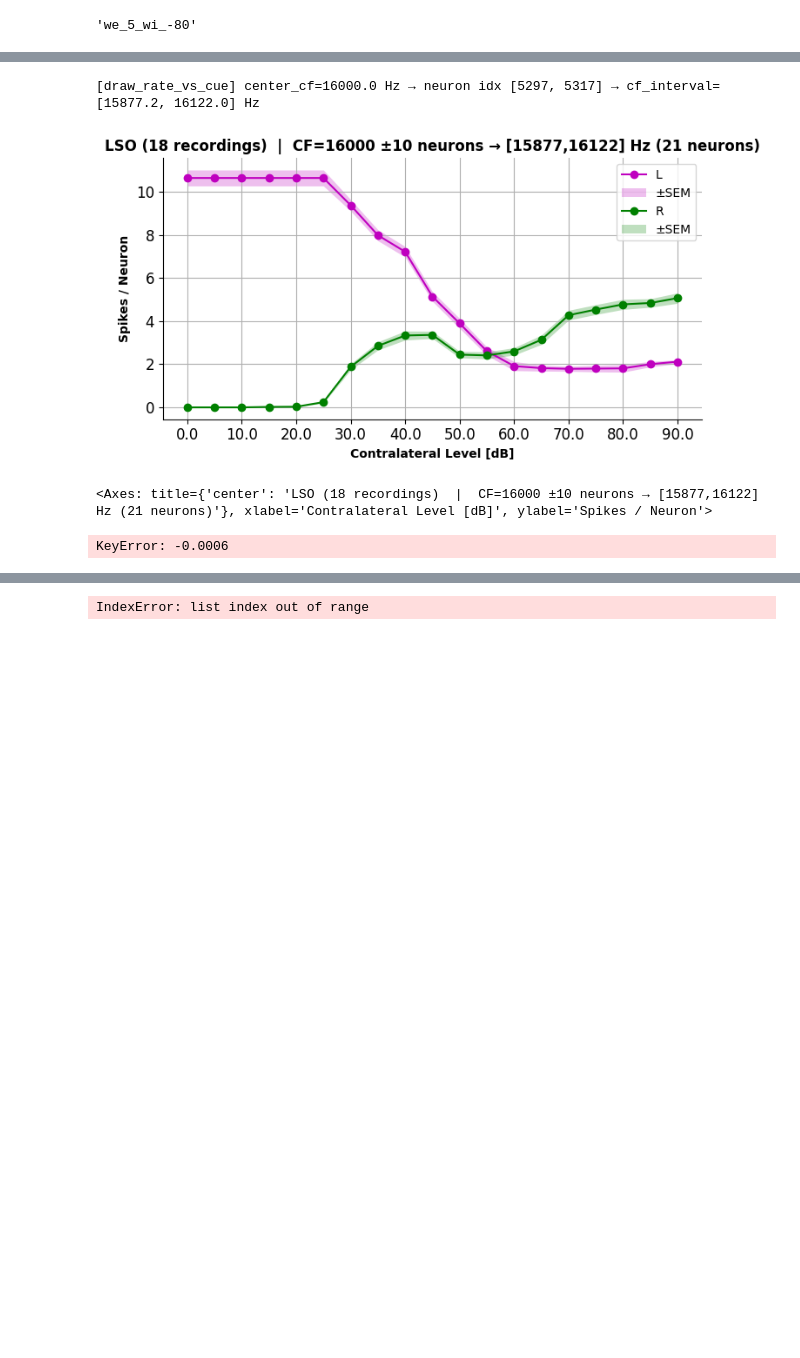
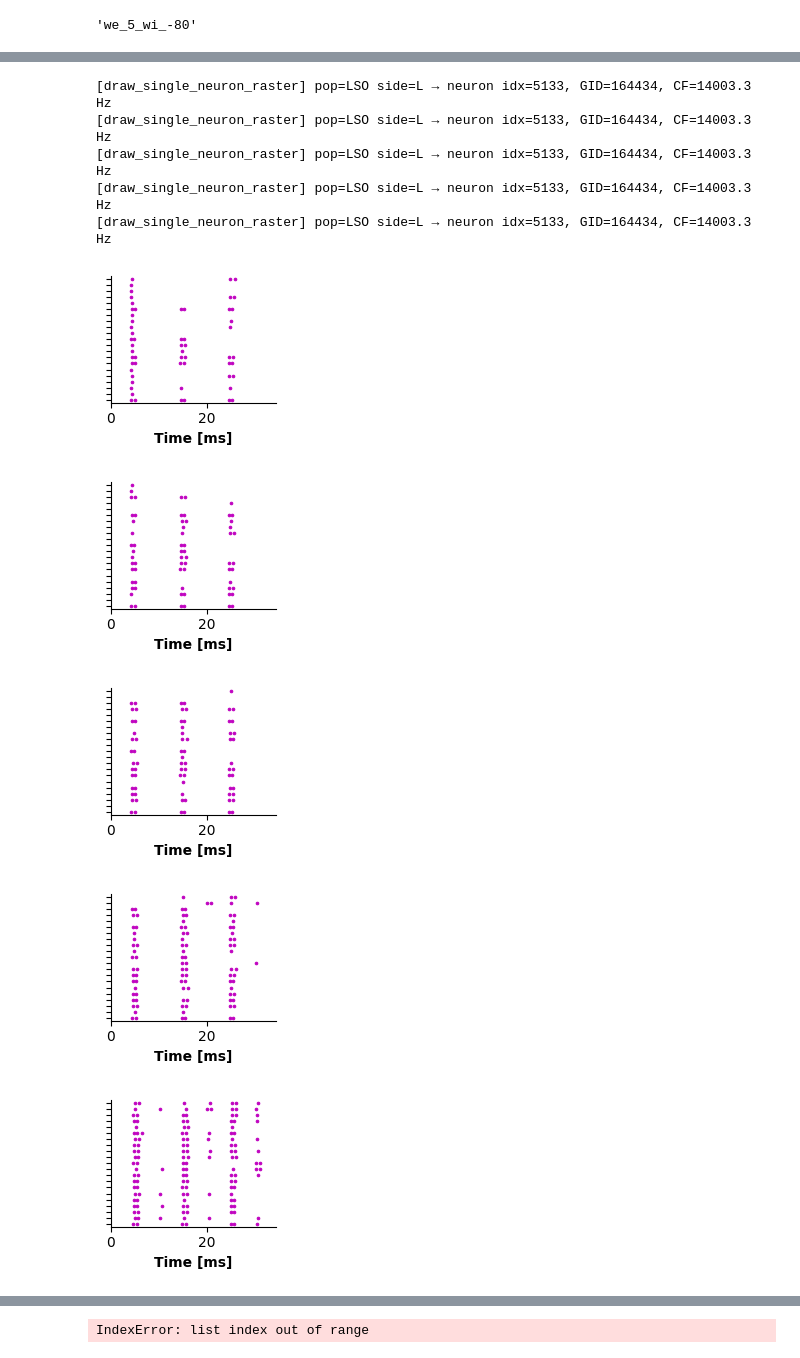
Before and after one commit to francescodesantis/sound_localization_model, a Jupyter notebook: plot/open_example.ipynb, the cells around one changed output, grey strips where cells are left out. Saved outputs shown, nothing was run; the diff lists cells and outputs as text; code cells hidden in the pictures; blank space fills up the shorter version.

```diff
--- a/plot/open_example.ipynb
+++ b/plot/open_example.ipynb
@@ -230,17 +183,26 @@ Max sound duration (ms): 60.0
-# %%
-from analyze.report import draw_rate_vs_cue
-
-draw_rate_vs_cue(
-    data=results,
-    pop= pop,
-    rate = 'spk_pn',
-    cue_type = x_ax,
-    # target_cf_hz = f,
-    center_cf = f,
-    bw_neurons = 10,
-    cf_interval= cf_interval,
-    )
-# %% [output]
-[draw_rate_vs_cue] center_cf=16000.0 Hz → neuron idx [5297, 5317] → cf_interval=[15877.2, 16122.0] Hz
-[figure, old version]
-<Axes: title={'center': 'LSO (18 recordings)  |  CF=16000 ±10 neurons → [15877,16122] Hz (21 neurons)'}, xlabel='Contralateral Level [dB]', ylabel='Spikes / Neuron'>
+# %%
+from analyze.report import get_avg_rate_vs_cue, extract_best_itd_ipd, plot_best_itd_ipd_vs_freq
+
+if pop == 'MSO':
+    max_itds = []
+    bws = [10,10,10,10,10,10,10,10,10,10]
+    for i, bw in enumerate(bws):
+        f = array[i][0]['sounds']['base_sound'].frequency / b2.Hz
+
+        draw_rate_vs_cue(
+            data=array[i],
+            pop= pop,
+            side = 'L',
+            rate = 'avg',
+            cue_type = x_ax,
+            # target_cf_hz = f,
+            center_cf = f,
+            bw_neurons = bw,
+        )
+
+        curve = get_avg_rate_vs_cue(array[i], pop='MSO', side='L', center_cf=f, bw_neurons=10, rate='avg')
+        print(extract_best_itd_ipd(curve, f))
+        max_itds.append(extract_best_itd_ipd(curve, f))
+        print(f"max rate: {np.max(curve['rate'])} at cue: {curve['cues'][np.argmax(curve['rate'])]}")
+
+    plot_best_itd_ipd_vs_freq(max_itds)
@@ -247,13 +393,24 @@ draw_rate_vs_cue(
 # %%
-from analyze.report import draw_single_neuron_raster #0.00019999999999999998
-for c in [-0.0006,0]:
-    draw_single_neuron_raster(
+from analyze.report import draw_single_neuron_raster_xpaper #0.00019999999999999998
+for i in range(11,16):
+    c = cue_values[i]
+    draw_single_neuron_raster_xpaper(
         data_list=results,
         cue = c,
         pop = pop,
         side = 'L',
         target_cf_hz= f,
-        hist_rate=False,
+        xlim=[0,34.5],
+        figsize=[2,2]
     )
 # %% [output]
-KeyError: -0.0006
+[draw_single_neuron_raster] pop=LSO side=L → neuron idx=5133, GID=164434, CF=14003.3 Hz
+[draw_single_neuron_raster] pop=LSO side=L → neuron idx=5133, GID=164434, CF=14003.3 Hz
+[draw_single_neuron_raster] pop=LSO side=L → neuron idx=5133, GID=164434, CF=14003.3 Hz
+[draw_single_neuron_raster] pop=LSO side=L → neuron idx=5133, GID=164434, CF=14003.3 Hz
+[draw_single_neuron_raster] pop=LSO side=L → neuron idx=5133, GID=164434, CF=14003.3 Hz
+[figure, added]
+[figure, added]
+[figure, added]
+[figure, added]
+[figure, added]
```
Also changed, not shown: parts of 25 cells of this notebook, 3 other files.
